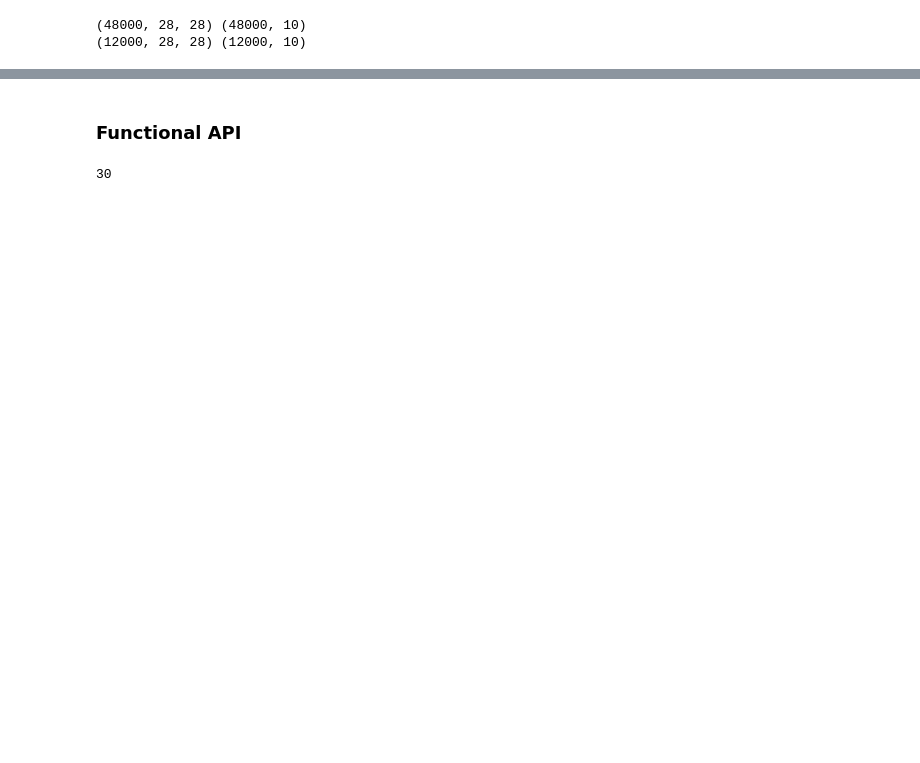
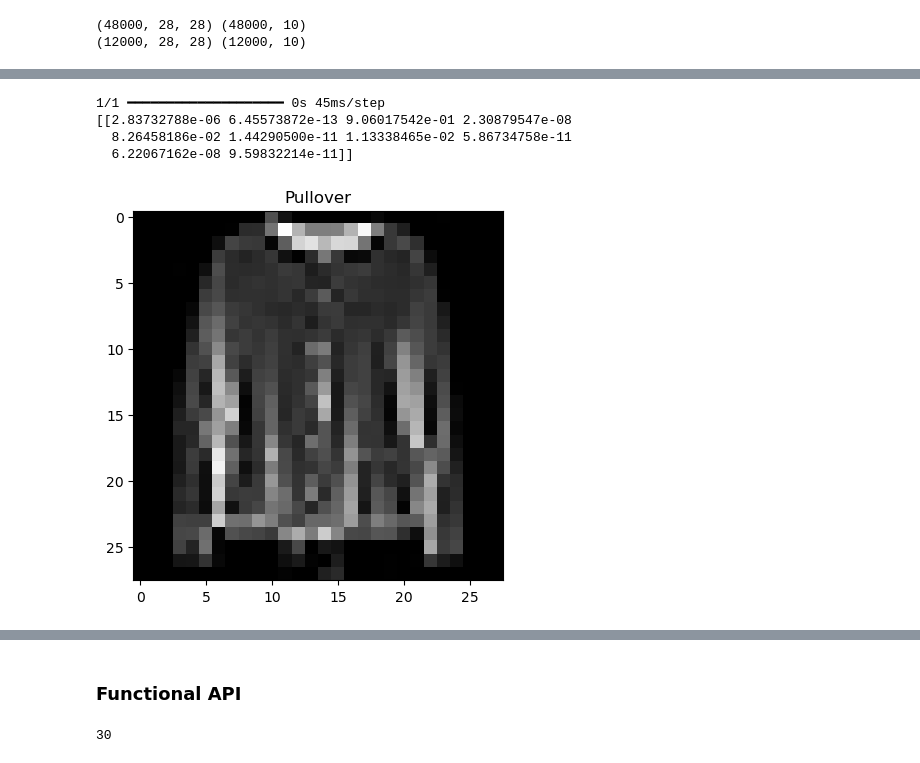
Before and after one commit to songseogyeong/study-deep_learning, a Jupyter notebook: c_tensorflow/b_keras.ipynb, the cells around one changed output, grey strips where cells are left out. Cells and saved outputs as stored; diff of their text form; code cells hidden in the pictures; blank space fills up the shorter version.

```diff
--- a/c_tensorflow/b_keras.ipynb
+++ b/c_tensorflow/b_keras.ipynb
@@ -244,3 +377,24 @@ plt.plot(history.history['acc'], label='train')
 # %%
+import matplotlib.pyplot as plt
+
 # 예측할 이미지 뽑고
 # 이미지를 보고 예측된 이름 가져오기
+
+# 클래스 이름 지정
+class_names = ['T-shirt/top', 'Trouser', 'Pullover', 'Dress', 'Coat','Sandal', 'Shirt', 'Sneaker', 'Bag', 'Ankle boot']
+
+# 예측
+pred_prob = model.predict(np.expand_dims(test_images[25], axis=0))
+print(pred_prob)
+
+# 이미지 출력
+plt.imshow(test_images[25], cmap='gray')
+# 이미지의 예측된 이름 출력
+plt.title(class_names[pred_prob.flatten().argsort()[::-1][0]])
+plt.show()
+# %% [output]
+1/1 ━━━━━━━━━━━━━━━━━━━━ 0s 45ms/step
+[[2.83732788e-06 6.45573872e-13 9.06017542e-01 2.30879547e-08
+  8.26458186e-02 1.44290500e-11 1.13338465e-02 5.86734758e-11
+  6.22067162e-08 9.59832214e-11]]
+[figure, added]
```
Also changed, not shown: parts of 33 cells of this notebook, 7 other files.
